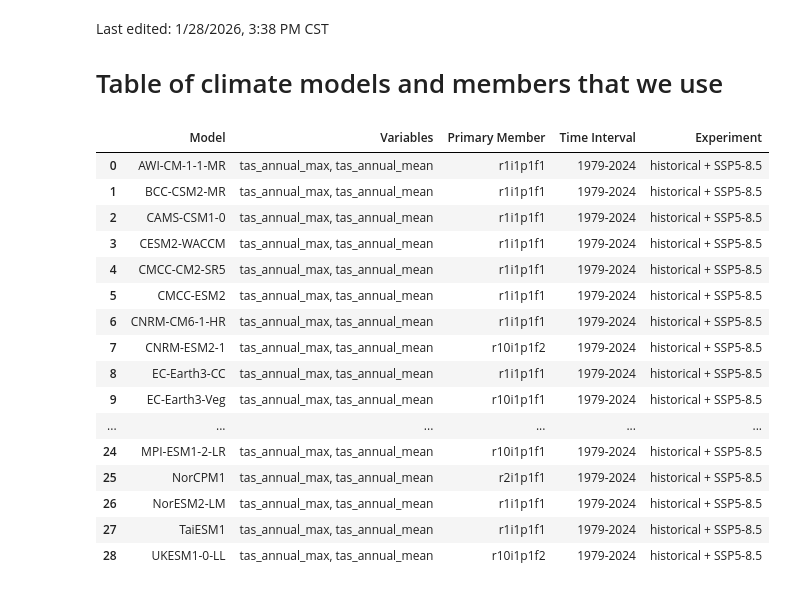
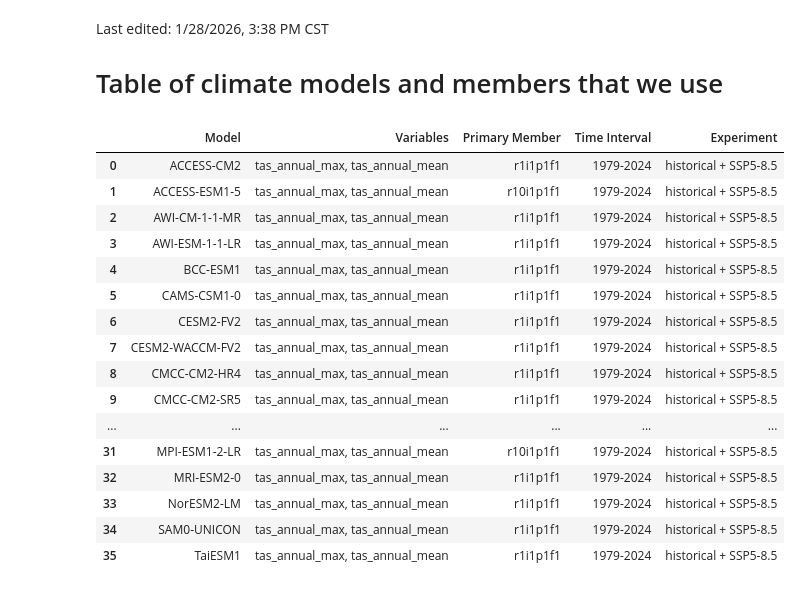
Before and after one commit to adam-bauer-34/gev-heat-waves, a Jupyter notebook: analysis/notebooks/supp_model_table.ipynb, the cells around one changed output. Cells and saved outputs as stored; diff of their text form; code cells hidden in the pictures.

```diff
--- a/analysis/notebooks/supp_model_table.ipynb
+++ b/analysis/notebooks/supp_model_table.ipynb
@@ -9,16 +9,17 @@ from evt_heat_waves.config import DATA_ROOT
 from evt_heat_waves.mip_fit.cmip_dataclass import CMIP6EnsembleConfig
 # %%
 CMIPConfig = CMIP6EnsembleConfig.from_yaml(
-    'config/meta.yaml',
-    'config/qc.yaml'
+    CONFIG_PATH.parent / 'meta.yaml',
+    CONFIG_PATH.parent /  'qc.yaml'
 )
 
 AMIPConfig = CMIP6EnsembleConfig.from_yaml(
-    'config/meta_amip.yaml',
-    'config/qc_amip.yaml'
+    CONFIG_PATH.parent / 'meta_amip.yaml',
+    CONFIG_PATH.parent / 'qc_amip.yaml'
 )
 # %%
 rows = []
+rows_amip = []
 
 for m in CMIPConfig.iter_active_models('tas_annual_max'):
     tmp_prim_mem = m.primary_member
@@ -31,24 +32,37 @@ for m in CMIPConfig.iter_active_models('tas_annual_max'):
         "Time Interval": "1979-2024",
         "Experiment": "historical + SSP5-8.5"
     })
+
+for m in AMIPConfig.iter_active_models('tas_annual_max'):
+    tmp_prim_mem = m.primary_member
+    prim_mem = tmp_prim_mem.split("_")[1]
+
+    rows_amip.append({
+        "Model": m.name,
+        "Variables": "tas_annual_max, tas_annual_mean",
+        "Primary Member": prim_mem,
+        "Time Interval": "1979-2024",
+        "Experiment": "historical + SSP5-8.5"
+    })
 # %%
 df = pd.DataFrame(rows)
-df.sort_values("Model")
+df_amip = pd.DataFrame(rows_amip)
+df_amip.sort_values("Model")
 # %% [output]
 |  | Model | Variables | Primary Member | Time Interval | Experiment |
-| 0 | AWI-CM-1-1-MR | tas_annual_max, tas_annual_mean | r1i1p1f1 | 1979-2024 | historical + SSP5-8.5 |
-| 1 | BCC-CSM2-MR | tas_annual_max, tas_annual_mean | r1i1p1f1 | 1979-2024 | historical + SSP5-8.5 |
-| 2 | CAMS-CSM1-0 | tas_annual_max, tas_annual_mean | r1i1p1f1 | 1979-2024 | historical + SSP5-8.5 |
-| 3 | CESM2-WACCM | tas_annual_max, tas_annual_mean | r1i1p1f1 | 1979-2024 | historical + SSP5-8.5 |
-| 4 | CMCC-CM2-SR5 | tas_annual_max, tas_annual_mean | r1i1p1f1 | 1979-2024 | historical + SSP5-8.5 |
-| 5 | CMCC-ESM2 | tas_annual_max, tas_annual_mean | r1i1p1f1 | 1979-2024 | historical + SSP5-8.5 |
-| 6 | CNRM-CM6-1-HR | tas_annual_max, tas_annual_mean | r1i1p1f1 | 1979-2024 | historical + SSP5-8.5 |
-| 7 | CNRM-ESM2-1 | tas_annual_max, tas_annual_mean | r10i1p1f2 | 1979-2024 | historical + SSP5-8.5 |
-| 8 | EC-Earth3-CC | tas_annual_max, tas_annual_mean | r1i1p1f1 | 1979-2024 | historical + SSP5-8.5 |
-| 9 | EC-Earth3-Veg | tas_annual_max, tas_annual_mean | r10i1p1f1 | 1979-2024 | historical + SSP5-8.5 |
+| 0 | ACCESS-CM2 | tas_annual_max, tas_annual_mean | r1i1p1f1 | 1979-2024 | historical + SSP5-8.5 |
+| 1 | ACCESS-ESM1-5 | tas_annual_max, tas_annual_mean | r10i1p1f1 | 1979-2024 | historical + SSP5-8.5 |
+| 2 | AWI-CM-1-1-MR | tas_annual_max, tas_annual_mean | r1i1p1f1 | 1979-2024 | historical + SSP5-8.5 |
+| 3 | AWI-ESM-1-1-LR | tas_annual_max, tas_annual_mean | r1i1p1f1 | 1979-2024 | historical + SSP5-8.5 |
+| 4 | BCC-ESM1 | tas_annual_max, tas_annual_mean | r1i1p1f1 | 1979-2024 | historical + SSP5-8.5 |
+| 5 | CAMS-CSM1-0 | tas_annual_max, tas_annual_mean | r1i1p1f1 | 1979-2024 | historical + SSP5-8.5 |
+| 6 | CESM2-FV2 | tas_annual_max, tas_annual_mean | r1i1p1f1 | 1979-2024 | historical + SSP5-8.5 |
+| 7 | CESM2-WACCM-FV2 | tas_annual_max, tas_annual_mean | r1i1p1f1 | 1979-2024 | historical + SSP5-8.5 |
+| 8 | CMCC-CM2-HR4 | tas_annual_max, tas_annual_mean | r1i1p1f1 | 1979-2024 | historical + SSP5-8.5 |
+| 9 | CMCC-CM2-SR5 | tas_annual_max, tas_annual_mean | r1i1p1f1 | 1979-2024 | historical + SSP5-8.5 |
 | ... | ... | ... | ... | ... | ... |
-| 24 | MPI-ESM1-2-LR | tas_annual_max, tas_annual_mean | r10i1p1f1 | 1979-2024 | historical + SSP5-8.5 |
-| 25 | NorCPM1 | tas_annual_max, tas_annual_mean | r2i1p1f1 | 1979-2024 | historical + SSP5-8.5 |
-| 26 | NorESM2-LM | tas_annual_max, tas_annual_mean | r1i1p1f1 | 1979-2024 | historical + SSP5-8.5 |
-| 27 | TaiESM1 | tas_annual_max, tas_annual_mean | r1i1p1f1 | 1979-2024 | historical + SSP5-8.5 |
-| 28 | UKESM1-0-LL | tas_annual_max, tas_annual_mean | r10i1p1f2 | 1979-2024 | historical + SSP5-8.5 |
+| 31 | MPI-ESM1-2-LR | tas_annual_max, tas_annual_mean | r10i1p1f1 | 1979-2024 | historical + SSP5-8.5 |
+| 32 | MRI-ESM2-0 | tas_annual_max, tas_annual_mean | r1i1p1f1 | 1979-2024 | historical + SSP5-8.5 |
+| 33 | NorESM2-LM | tas_annual_max, tas_annual_mean | r1i1p1f1 | 1979-2024 | historical + SSP5-8.5 |
+| 34 | SAM0-UNICON | tas_annual_max, tas_annual_mean | r1i1p1f1 | 1979-2024 | historical + SSP5-8.5 |
+| 35 | TaiESM1 | tas_annual_max, tas_annual_mean | r1i1p1f1 | 1979-2024 | historical + SSP5-8.5 |
```
Also changed, not shown: parts of 4 cells of this notebook, 4 other files.
